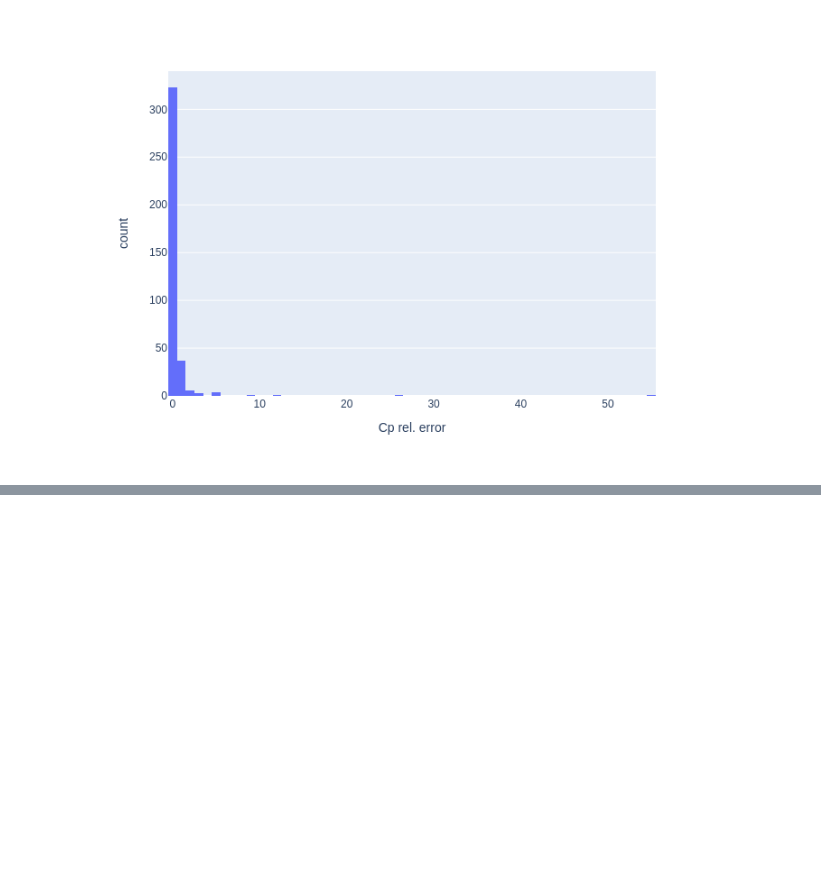
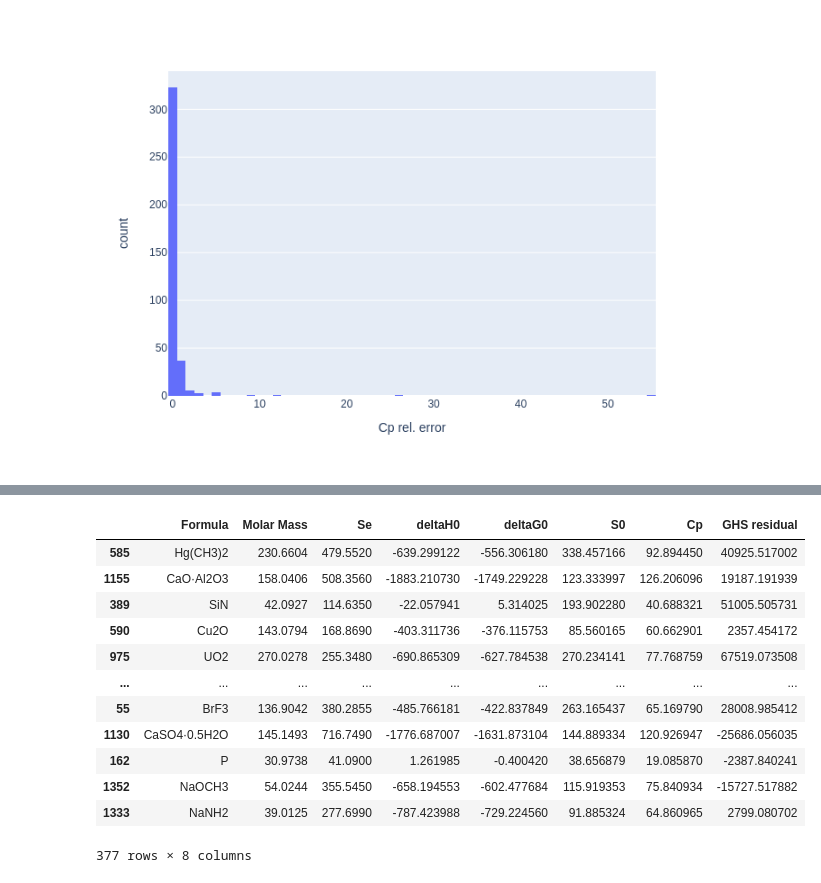
Before and after one commit to ThermoPhase-FCSRG/stdprops-ml, a Jupyter notebook: notebooks/stdprops-ml-predictions (MM, Charge, State, Se, Elements).ipynb, the cells around one changed output, grey strips where cells are left out. Saved outputs shown, nothing was run; the diff lists cells and outputs as text; code cells hidden in the pictures; blank space fills up the shorter version.

```diff
--- a/notebooks/stdprops-ml-predictions (MM, Charge, State, Se, Elements).ipynb
+++ b/notebooks/stdprops-ml-predictions (MM, Charge, State, Se, Elements).ipynb
@@ -878,0 +903,37 @@ fig.show()
+# %%
+T = 298.15  # in K
+predicted_GHS_residuals = []
+expected_GHS_residuals = []
+df_expected_stdprops = df_nist_stdprops.loc[X_test_rescaled.index, :]
+for index, row in df_predicted_species.iterrows():
+    G0_predicted = row["deltaG0"] * 1000
+    H0_predicted = row["deltaH0"] * 1000
+    S0_predicted = row["S0"]
+    Se_predicted = row["Se"]
+    GHS_residual_predicted = G0_predicted - H0_predicted + T * (S0_predicted - Se_predicted)
+    predicted_GHS_residuals.append(GHS_residual_predicted)
+
+    G0_expected = df_expected_stdprops.loc[index, "deltaG0"] * 1000
+    H0_expected = df_expected_stdprops.loc[index, "deltaH0"] * 1000
+    S0_expected = df_expected_stdprops.loc[index, "S0"]
+    Se_expected = df_expected_stdprops.loc[index, "Se"]
+    GHS_residual_expected = G0_expected - H0_expected + T * (S0_expected - Se_expected)
+    expected_GHS_residuals.append(GHS_residual_expected)
+
+df_predicted_species["GHS residual"] = predicted_GHS_residuals
+df_expected_stdprops["GHS residual"] = expected_GHS_residuals
+df_predicted_species
+# %% [output]
+|  | Formula | Molar Mass | Se | deltaH0 | deltaG0 | S0 | Cp | GHS residual |
+| 585 | Hg(CH3)2 | 230.6604 | 479.5520 | -639.299122 | -556.306180 | 338.457166 | 92.894450 | 40925.517002 |
+| 1155 | CaO·Al2O3 | 158.0406 | 508.3560 | -1883.210730 | -1749.229228 | 123.333997 | 126.206096 | 19187.191939 |
+| 389 | SiN | 42.0927 | 114.6350 | -22.057941 | 5.314025 | 193.902280 | 40.688321 | 51005.505731 |
+| 590 | Cu2O | 143.0794 | 168.8690 | -403.311736 | -376.115753 | 85.560165 | 60.662901 | 2357.454172 |
+| 975 | UO2 | 270.0278 | 255.3480 | -690.865309 | -627.784538 | 270.234141 | 77.768759 | 67519.073508 |
+| ... | ... | ... | ... | ... | ... | ... | ... | ... |
+| 55 | BrF3 | 136.9042 | 380.2855 | -485.766181 | -422.837849 | 263.165437 | 65.169790 | 28008.985412 |
+| 1130 | CaSO4·0.5H2O | 145.1493 | 716.7490 | -1776.687007 | -1631.873104 | 144.889334 | 120.926947 | -25686.056035 |
+| 162 | P | 30.9738 | 41.0900 | 1.261985 | -0.400420 | 38.656879 | 19.085870 | -2387.840241 |
+| 1352 | NaOCH3 | 54.0244 | 355.5450 | -658.194553 | -602.477684 | 115.919353 | 75.840934 | -15727.517882 |
+| 1333 | NaNH2 | 39.0125 | 277.6990 | -787.423988 | -729.224560 | 91.885324 | 64.860965 | 2799.080702 |
+377 rows × 8 columns
```
Also changed, not shown: parts of 7 cells of this notebook, 1 other file.
